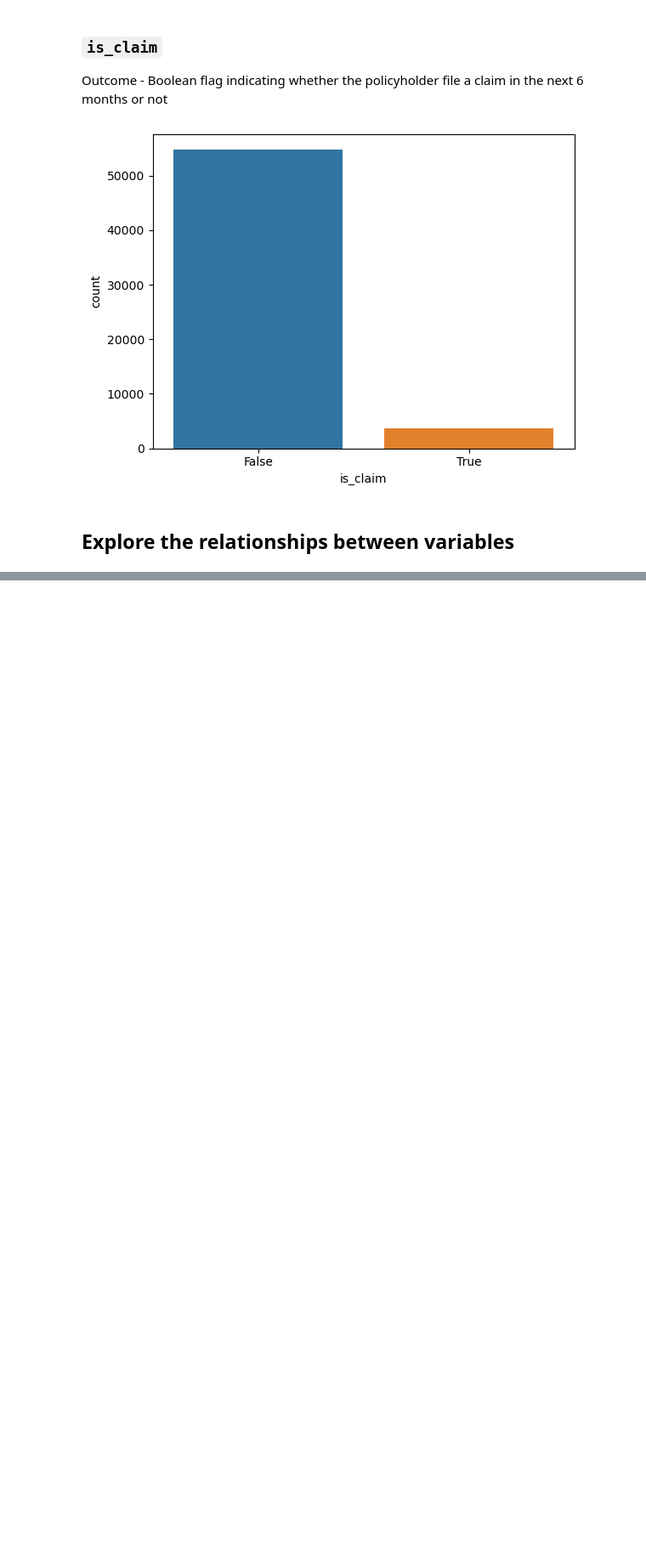
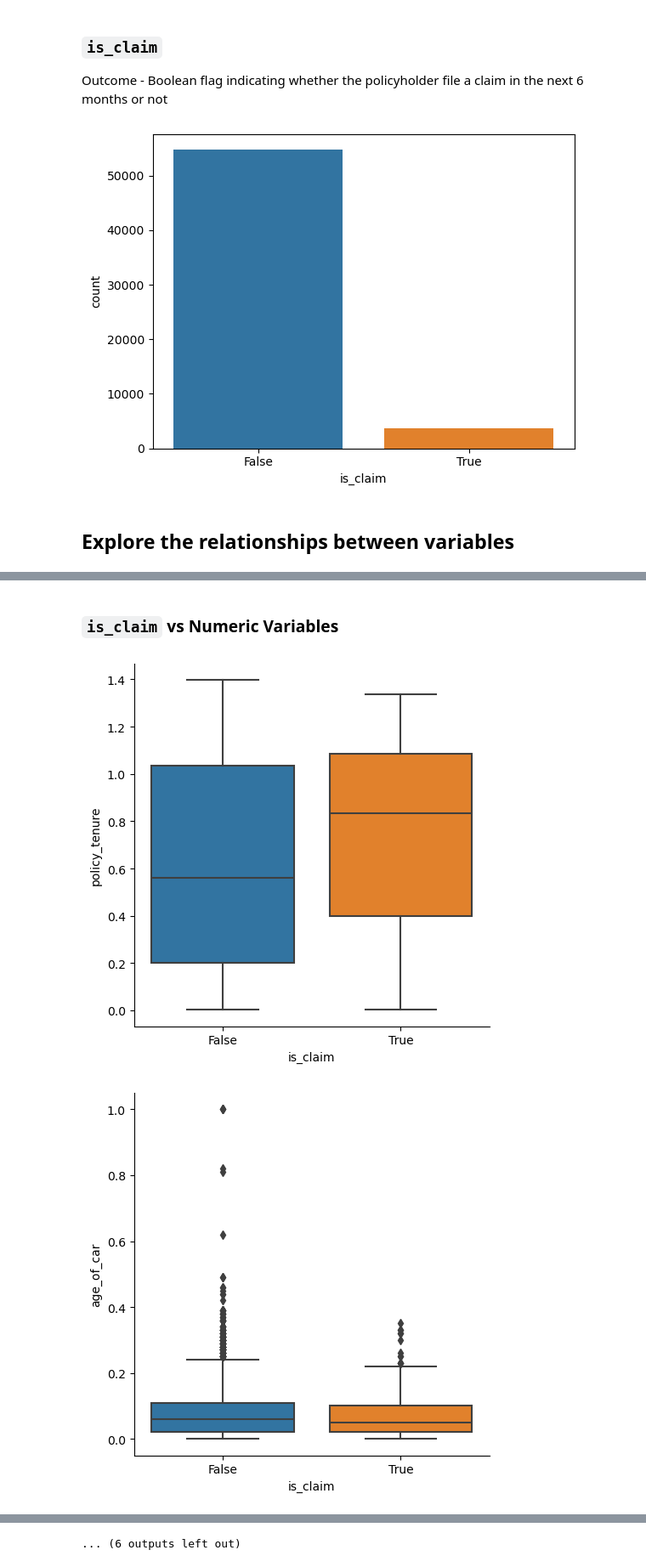
Before and after one commit to DiegoMZD/CarInsurance, a Jupyter notebook: notebooks/02_EDA.ipynb, the cells around one changed output, grey strips where cells are left out. Shown at 85% size. Drawn from its saved outputs; the diff is of its cells as text; code cells hidden in the pictures; blank space fills up the shorter version.

Commit message:
update EDA variables vs target

```diff
--- a/notebooks/02_EDA.ipynb
+++ b/notebooks/02_EDA.ipynb
@@ -858,0 +853,9 @@ memory usage: 10.9+ MB
+# %% [markdown]
+### `is_claim` vs Numeric Variables
+# %%
+for numeric_var in train.select_dtypes(include = ["int", "float"]).columns:
+    sns.catplot(x = "is_claim", y = numeric_var, data = train, kind = "box")
+    plt.show()
+# %% [output]
+[figure, added]
+[figure, added]
@@ -858,0 +872 @@ memory usage: 10.9+ MB
+... (6 outputs left out)
```
Also changed, not shown: parts of 19 cells of this notebook.
